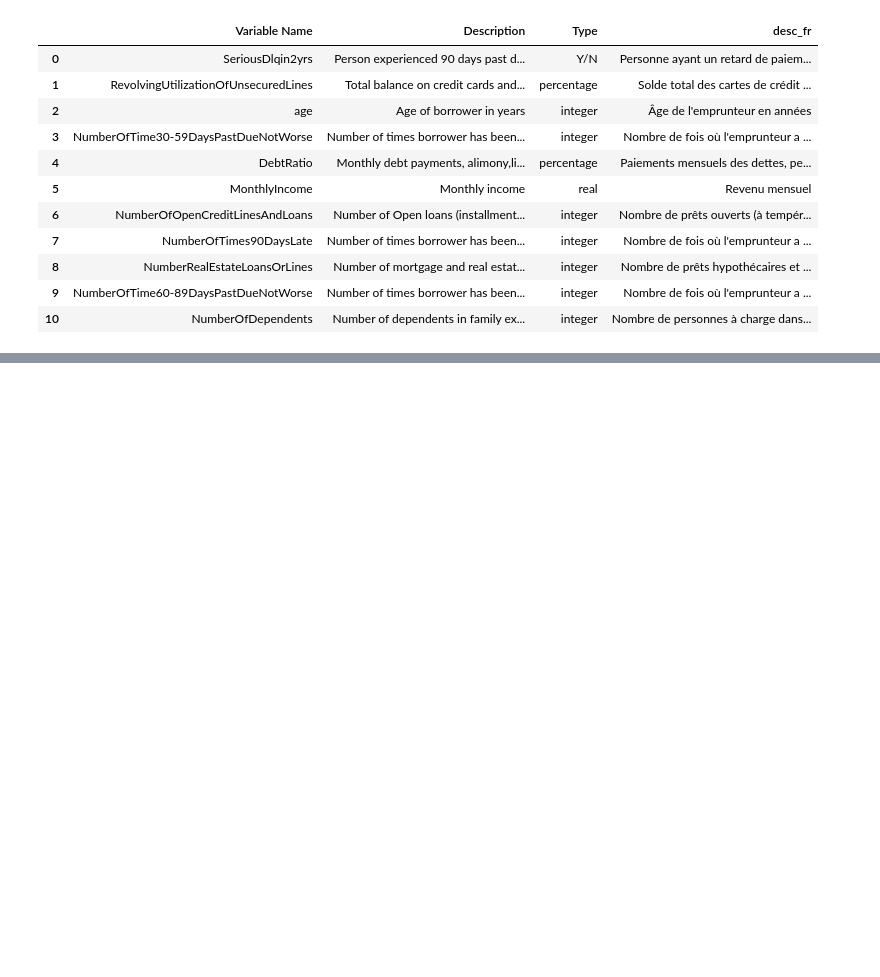
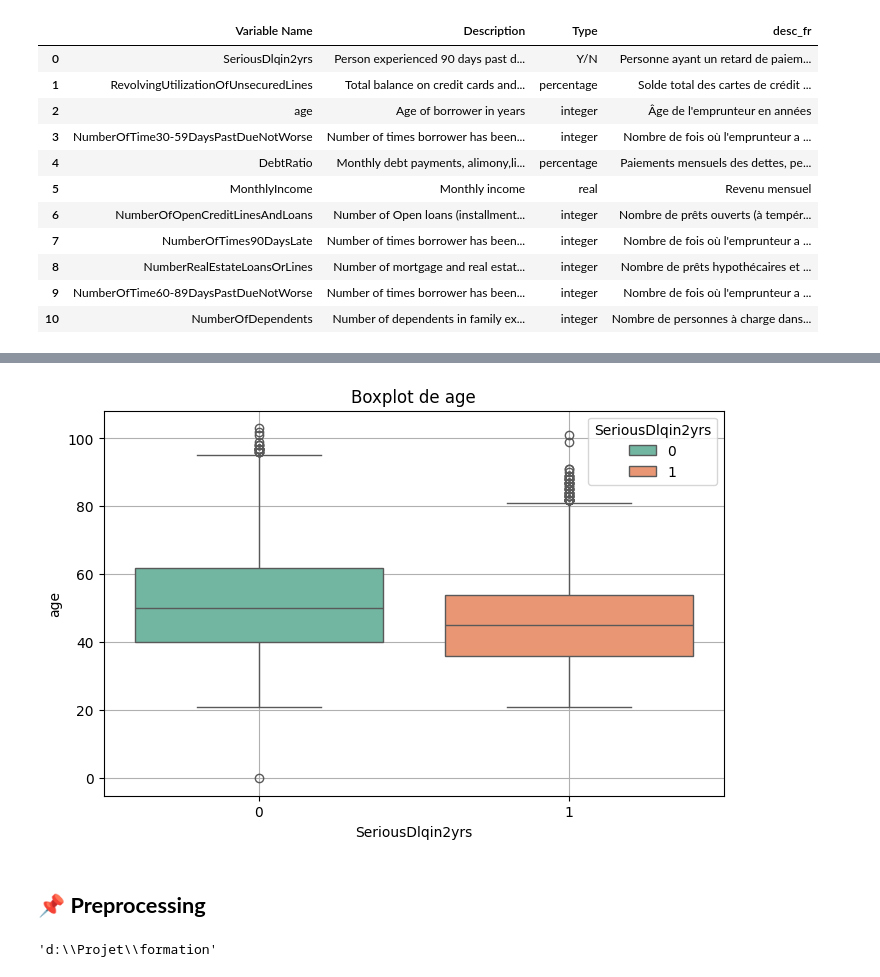
Before and after one commit to AmoussouKokou/formation, a Jupyter notebook: src/deroule.ipynb, the cells around one changed output, grey strips where cells are left out. Cells and saved outputs as stored; diff of their text form; code cells hidden in the pictures; blank space fills up the shorter version.

```diff
--- a/src/deroule.ipynb
+++ b/src/deroule.ipynb
@@ -103,0 +268,6 @@ desc
+# %%
+Plots(train_1).boxplot("age", "SeriousDlqin2yrs")
+# %% [output]
+[figure, added]
+# %% [markdown]
+## 📌 **Preprocessing**
@@ -103,0 +279,4 @@ desc
+# %%
+os.getcwd()
+# %% [output]
+'d:\\Projet\\formation'
```
Also changed, not shown: parts of 68 cells of this notebook, 15 other files.
